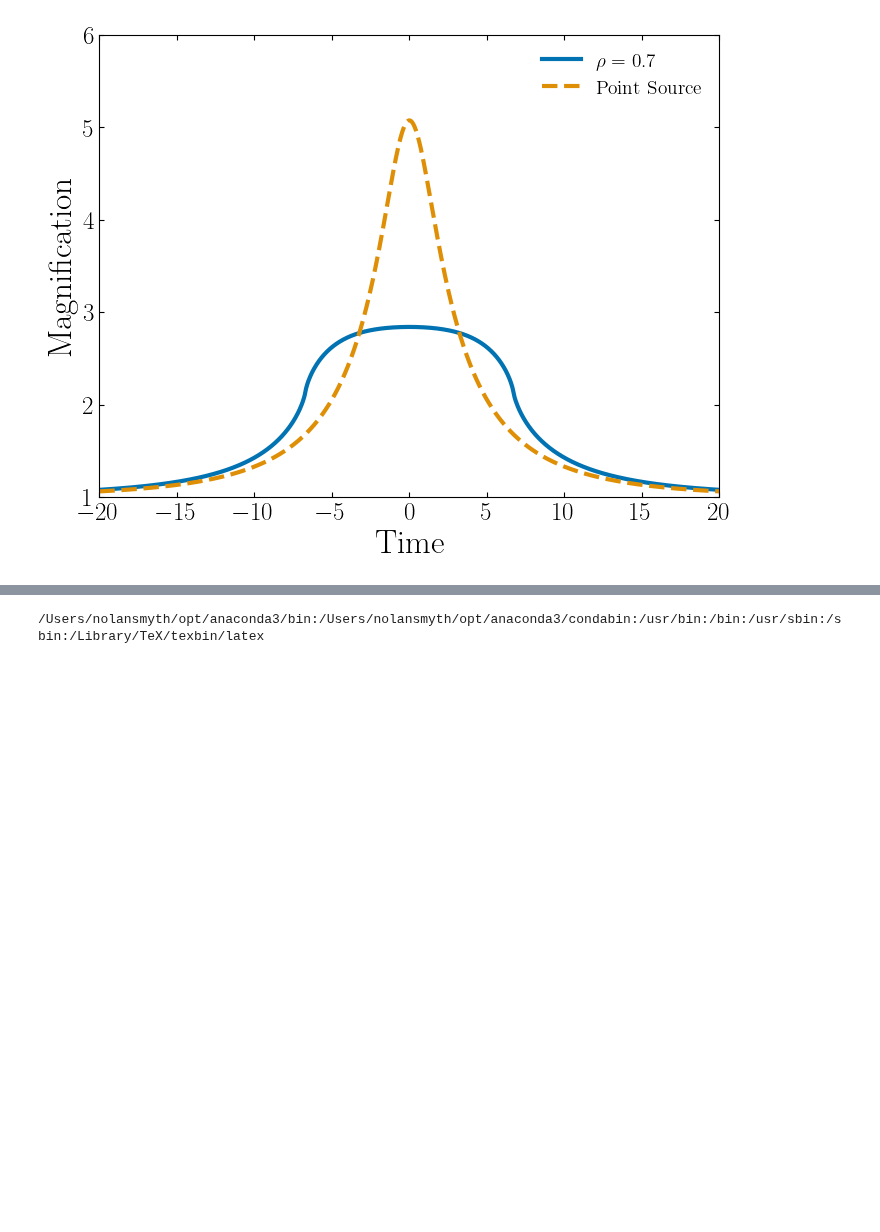
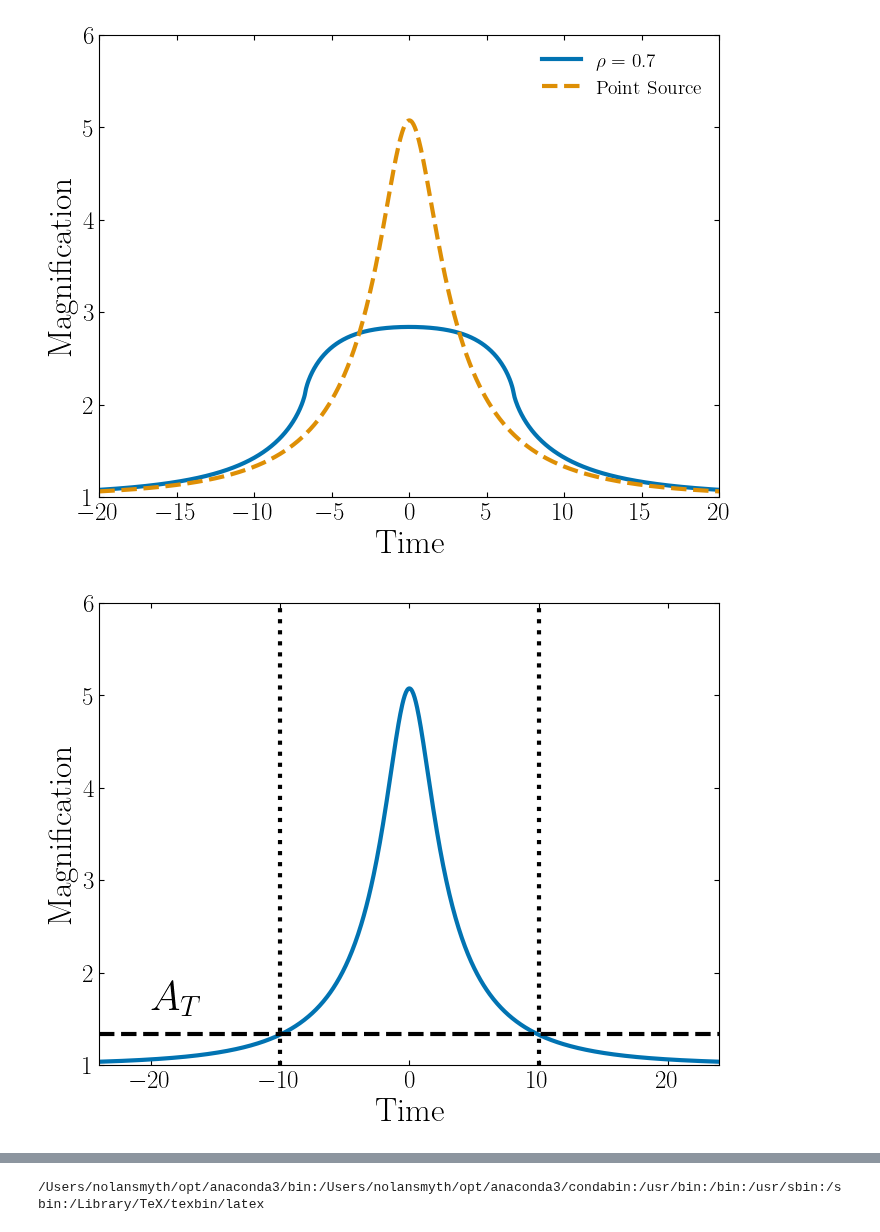
Before and after one commit to NolanSmyth/LensCalcPy, a Jupyter notebook: nbs/09_lightcurves.ipynb, the cells around one changed output, grey strips where cells are left out. Cells and saved outputs as stored; diff of their text form; code cells hidden in the pictures; blank space fills up the shorter version.

Commit message:
generating some lightcurves

```diff
--- a/nbs/09_lightcurves.ipynb
+++ b/nbs/09_lightcurves.ipynb
@@ -354,7 +354,7 @@ sns.set_palette("colorblind")
 # %%
 umin = 0.2
 t_e = 10
-t_arr = np.linspace(-20,20,1000)
+t_arr = np.linspace(-24,24,1000)
 u_arr = u_func(umin, t_arr, t_e)
 rho = 0.7
 A_fs_arr = np.array([A_gould(u, rho) for u in u_arr])
@@ -377,5 +377,35 @@ plt.legend()
 plt.show()
 # %% [output]
 [figure]
+# %%
+# plt.plot(t_arr, A_fs_arr, label=r"$\rho = $" + ' ' + str(rho), linewidth=3)
+plt.plot(t_arr, A_ps_arr, label=r"Point Source", linewidth=3)
+
+plt.axhline(1.34, color='k', linestyle='--', label=r'$A_T$',linewidth=3)
+plt.axvline(-10, color='k', linestyle=':', label=r'$u_T$',linewidth=3)
+plt.axvline(10, color='k', linestyle=':', label=r'$u_T$',linewidth=3)
+
+
+plt.text(-20, 1.6, r'$A_T$', fontsize=30)
+
+# plt.text(1.2, 2.5, r'$u_T$', fontsize=30)
+
+
+plt.ylim(1,6)
+
+plt.xlim(-24,24)
+# plt.xlim(-2,2)
+
+plt.xlabel("Time")
+plt.ylabel("Magnification")
+# plt.legend()
+# plt.savefig("figures/ps_fs_magnification.pdf")
+# plt.savefig("../examples/figures/ps_fs_magnification.pdf")
+# plt.savefig("../examples/figures/t_dur_lightcurve.pdf")
+
+
+plt.show()
+# %% [output]
+[figure, added]
 # %%
 u_arr_2 = np.linspace(-3,3,200)
```
Also changed, not shown: parts of 2 cells of this notebook, 1 other file.
